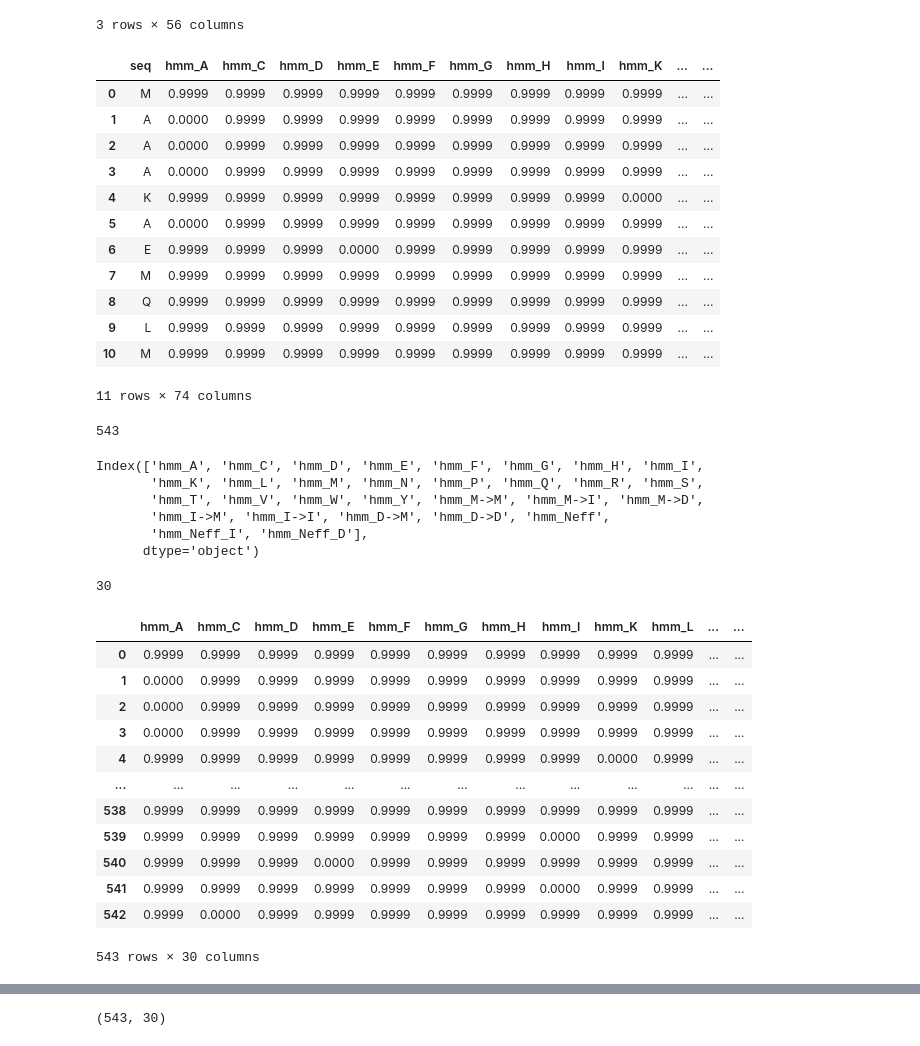
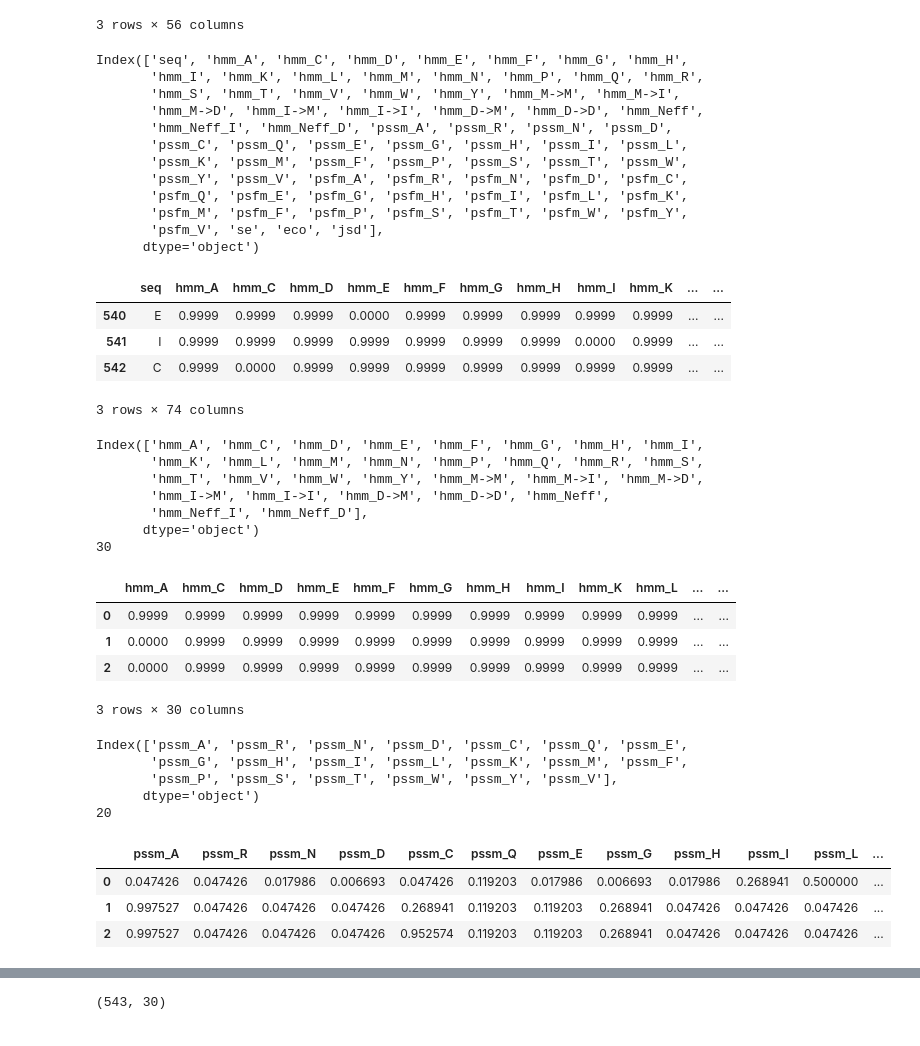
Before and after one commit to leepaul009/pri_model, a Jupyter notebook: dataset/_test_dataset.ipynb, the cells around one changed output, grey strips where cells are left out. Saved outputs shown, nothing was run; the diff lists cells and outputs as text; code cells hidden in the pictures.

```diff
--- a/dataset/_test_dataset.ipynb
+++ b/dataset/_test_dataset.ipynb
@@ -78,29 +192,31 @@ pwm_dir = '../data/pwm_data/pwm'
 prot_dir = 'protein_0'
 data_file = os.path.join(pwm_dir, prot_dir, "pssm_hmm.txt")
 pwm_df = pd.read_csv(data_file, sep='\t')
-pwm_df.head(11)
+print(pwm_df.columns)
+pwm_df.tail(3)
 # %% [output]
+Index(['seq', 'hmm_A', 'hmm_C', 'hmm_D', 'hmm_E', 'hmm_F', 'hmm_G', 'hmm_H',
+       'hmm_I', 'hmm_K', 'hmm_L', 'hmm_M', 'hmm_N', 'hmm_P', 'hmm_Q', 'hmm_R',
+       'hmm_S', 'hmm_T', 'hmm_V', 'hmm_W', 'hmm_Y', 'hmm_M->M', 'hmm_M->I',
+       'hmm_M->D', 'hmm_I->M', 'hmm_I->I', 'hmm_D->M', 'hmm_D->D', 'hmm_Neff',
+       'hmm_Neff_I', 'hmm_Neff_D', 'pssm_A', 'pssm_R', 'pssm_N', 'pssm_D',
+       'pssm_C', 'pssm_Q', 'pssm_E', 'pssm_G', 'pssm_H', 'pssm_I', 'pssm_L',
+       'pssm_K', 'pssm_M', 'pssm_F', 'pssm_P', 'pssm_S', 'pssm_T', 'pssm_W',
+       'pssm_Y', 'pssm_V', 'psfm_A', 'psfm_R', 'psfm_N', 'psfm_D', 'psfm_C',
+       'psfm_Q', 'psfm_E', 'psfm_G', 'psfm_H', 'psfm_I', 'psfm_L', 'psfm_K',
+       'psfm_M', 'psfm_F', 'psfm_P', 'psfm_S', 'psfm_T', 'psfm_W', 'psfm_Y',
+       'psfm_V', 'se', 'eco', 'jsd'],
+      dtype='object')
 |  | seq | hmm_A | hmm_C | hmm_D | hmm_E | hmm_F | hmm_G | hmm_H | hmm_I | hmm_K | ... | ... |
-| 0 | M | 0.9999 | 0.9999 | 0.9999 | 0.9999 | 0.9999 | 0.9999 | 0.9999 | 0.9999 | 0.9999 | ... | ... |
-| 1 | A | 0.0000 | 0.9999 | 0.9999 | 0.9999 | 0.9999 | 0.9999 | 0.9999 | 0.9999 | 0.9999 | ... | ... |
-| 2 | A | 0.0000 | 0.9999 | 0.9999 | 0.9999 | 0.9999 | 0.9999 | 0.9999 | 0.9999 | 0.9999 | ... | ... |
-| 3 | A | 0.0000 | 0.9999 | 0.9999 | 0.9999 | 0.9999 | 0.9999 | 0.9999 | 0.9999 | 0.9999 | ... | ... |
-| 4 | K | 0.9999 | 0.9999 | 0.9999 | 0.9999 | 0.9999 | 0.9999 | 0.9999 | 0.9999 | 0.0000 | ... | ... |
-| 5 | A | 0.0000 | 0.9999 | 0.9999 | 0.9999 | 0.9999 | 0.9999 | 0.9999 | 0.9999 | 0.9999 | ... | ... |
-| 6 | E | 0.9999 | 0.9999 | 0.9999 | 0.0000 | 0.9999 | 0.9999 | 0.9999 | 0.9999 | 0.9999 | ... | ... |
-| 7 | M | 0.9999 | 0.9999 | 0.9999 | 0.9999 | 0.9999 | 0.9999 | 0.9999 | 0.9999 | 0.9999 | ... | ... |
-| 8 | Q | 0.9999 | 0.9999 | 0.9999 | 0.9999 | 0.9999 | 0.9999 | 0.9999 | 0.9999 | 0.9999 | ... | ... |
-| 9 | L | 0.9999 | 0.9999 | 0.9999 | 0.9999 | 0.9999 | 0.9999 | 0.9999 | 0.9999 | 0.9999 | ... | ... |
-| 10 | M | 0.9999 | 0.9999 | 0.9999 | 0.9999 | 0.9999 | 0.9999 | 0.9999 | 0.9999 | 0.9999 | ... | ... |
+| 540 | E | 0.9999 | 0.9999 | 0.9999 | 0.0000 | 0.9999 | 0.9999 | 0.9999 | 0.9999 | 0.9999 | ... | ... |
+| 541 | I | 0.9999 | 0.9999 | 0.9999 | 0.9999 | 0.9999 | 0.9999 | 0.9999 | 0.0000 | 0.9999 | ... | ... |
+| 542 | C | 0.9999 | 0.0000 | 0.9999 | 0.9999 | 0.9999 | 0.9999 | 0.9999 | 0.9999 | 0.9999 | ... | ... |
-11 rows × 74 columns
+3 rows × 74 columns
-# %%
-len(pwm_df)
-# %% [output]
-543
 # %%
 hmm_cols = pwm_df.columns[pwm_df.columns.str.startswith("hmm")]
 print(hmm_cols)
-len(hmm_cols)
+print(len(hmm_cols))
+pwm_df.iloc[:, 1:1+30].head(3)
 # %% [output]
 Index(['hmm_A', 'hmm_C', 'hmm_D', 'hmm_E', 'hmm_F', 'hmm_G', 'hmm_H', 'hmm_I',
        'hmm_K', 'hmm_L', 'hmm_M', 'hmm_N', 'hmm_P', 'hmm_Q', 'hmm_R', 'hmm_S',
@@ -108,20 +224,27 @@ Index(['hmm_A', 'hmm_C', 'hmm_D', 'hmm_E', 'hmm_F', 'hmm_G', 'hmm_H', 'hmm_I',
        'hmm_I->M', 'hmm_I->I', 'hmm_D->M', 'hmm_D->D', 'hmm_Neff',
        'hmm_Neff_I', 'hmm_Neff_D'],
       dtype='object')
+30
+|  | hmm_A | hmm_C | hmm_D | hmm_E | hmm_F | hmm_G | hmm_H | hmm_I | hmm_K | hmm_L | ... | ... |
+| 0 | 0.9999 | 0.9999 | 0.9999 | 0.9999 | 0.9999 | 0.9999 | 0.9999 | 0.9999 | 0.9999 | 0.9999 | ... | ... |
+| 1 | 0.0000 | 0.9999 | 0.9999 | 0.9999 | 0.9999 | 0.9999 | 0.9999 | 0.9999 | 0.9999 | 0.9999 | ... | ... |
+| 2 | 0.0000 | 0.9999 | 0.9999 | 0.9999 | 0.9999 | 0.9999 | 0.9999 | 0.9999 | 0.9999 | 0.9999 | ... | ... |
-30
+3 rows × 30 columns
 # %%
-pwm_df.iloc[:, 1:1+30]
+pssm_cols = pwm_df.columns[pwm_df.columns.str.startswith("pssm")]
+print(pssm_cols)
+print(len(pssm_cols))
+# 1+len(hmm_cols) ~ 1+len(hmm_cols)+len(psfm_cols)
+ibeg = 1+len(hmm_cols)
+iend = 1+len(hmm_cols)+len(pssm_cols)
+pwm_df.iloc[:, ibeg:iend].head(3)
 # %% [output]
+Index(['pssm_A', 'pssm_R', 'pssm_N', 'pssm_D', 'pssm_C', 'pssm_Q', 'pssm_E',
+       'pssm_G', 'pssm_H', 'pssm_I', 'pssm_L', 'pssm_K', 'pssm_M', 'pssm_F',
+       'pssm_P', 'pssm_S', 'pssm_T', 'pssm_W', 'pssm_Y', 'pssm_V'],
+      dtype='object')
+20
-|  | hmm_A | hmm_C | hmm_D | hmm_E | hmm_F | hmm_G | hmm_H | hmm_I | hmm_K | hmm_L | ... | ... |
-| 0 | 0.9999 | 0.9999 | 0.9999 | 0.9999 | 0.9999 | 0.9999 | 0.9999 | 0.9999 | 0.9999 | 0.9999 | ... | ... |
-| 1 | 0.0000 | 0.9999 | 0.9999 | 0.9999 | 0.9999 | 0.9999 | 0.9999 | 0.9999 | 0.9999 | 0.9999 | ... | ... |
-| 2 | 0.0000 | 0.9999 | 0.9999 | 0.9999 | 0.9999 | 0.9999 | 0.9999 | 0.9999 | 0.9999 | 0.9999 | ... | ... |
-| 3 | 0.0000 | 0.9999 | 0.9999 | 0.9999 | 0.9999 | 0.9999 | 0.9999 | 0.9999 | 0.9999 | 0.9999 | ... | ... |
-| 4 | 0.9999 | 0.9999 | 0.9999 | 0.9999 | 0.9999 | 0.9999 | 0.9999 | 0.9999 | 0.0000 | 0.9999 | ... | ... |
-| ... | ... | ... | ... | ... | ... | ... | ... | ... | ... | ... | ... | ... |
-| 538 | 0.9999 | 0.9999 | 0.9999 | 0.9999 | 0.9999 | 0.9999 | 0.9999 | 0.9999 | 0.9999 | 0.9999 | ... | ... |
-| 539 | 0.9999 | 0.9999 | 0.9999 | 0.9999 | 0.9999 | 0.9999 | 0.9999 | 0.0000 | 0.9999 | 0.9999 | ... | ... |
-| 540 | 0.9999 | 0.9999 | 0.9999 | 0.0000 | 0.9999 | 0.9999 | 0.9999 | 0.9999 | 0.9999 | 0.9999 | ... | ... |
-| 541 | 0.9999 | 0.9999 | 0.9999 | 0.9999 | 0.9999 | 0.9999 | 0.9999 | 0.0000 | 0.9999 | 0.9999 | ... | ... |
-| 542 | 0.9999 | 0.0000 | 0.9999 | 0.9999 | 0.9999 | 0.9999 | 0.9999 | 0.9999 | 0.9999 | 0.9999 | ... | ... |
+|  | pssm_A | pssm_R | pssm_N | pssm_D | pssm_C | pssm_Q | pssm_E | pssm_G | pssm_H | pssm_I | pssm_L | ... |
+| 0 | 0.047426 | 0.047426 | 0.017986 | 0.006693 | 0.047426 | 0.119203 | 0.017986 | 0.006693 | 0.017986 | 0.268941 | 0.500000 | ... |
+| 1 | 0.997527 | 0.047426 | 0.047426 | 0.047426 | 0.268941 | 0.119203 | 0.119203 | 0.268941 | 0.047426 | 0.047426 | 0.047426 | ... |
+| 2 | 0.997527 | 0.047426 | 0.047426 | 0.047426 | 0.952574 | 0.119203 | 0.119203 | 0.268941 | 0.047426 | 0.047426 | 0.047426 | ... |
-543 rows × 30 columns
```
Also changed, not shown: parts of 11 cells of this notebook, 8 other files.
